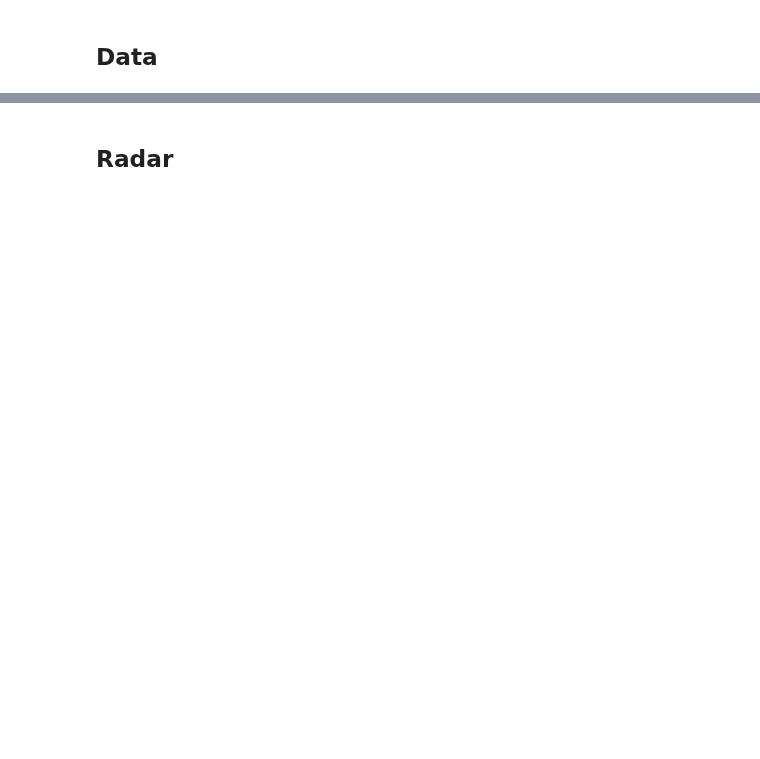
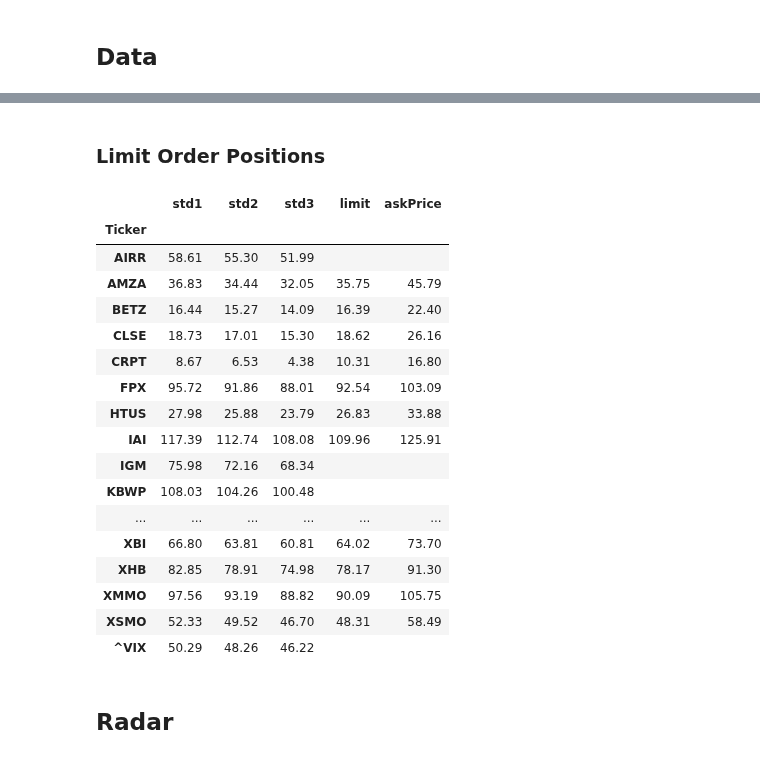
Before and after one commit to revizor1/Fin, a Jupyter notebook: PZF.ipynb, the cells around one changed output, grey strips where cells are left out. Saved outputs shown, nothing was run; the diff lists cells and outputs as text; code cells hidden in the pictures; blank space fills up the shorter version.

Commit message:
orders

```diff
--- a/PZF.ipynb
+++ b/PZF.ipynb
@@ -525,10 +559,47 @@ price_bands() # Calculate price bands
-# %%
-dev = pd.DataFrame()
-dev['pct_change'] = idx['Adj Close'].pct_change().iloc[-1]*100
-dev['x_std'] = (idx['Adj Close'].pct_change()/idx['Adj Close'].pct_change().std()).iloc[-1]
-for i in range(1,5):
-    dev[f"std{i}"] = idx['Adj Close'].iloc[-1] - i * idx['Adj Close'].std()**.5
-dev
+# %% [markdown]
+### Limit Order Positions
+# %%
+dev = pd.DataFrame()
+dev['pct_change'] = idx['Adj Close'].pct_change().iloc[-1]*100
+dev['x_std'] = (idx['Adj Close'].pct_change()/idx['Adj Close'].pct_change().std()).iloc[-1]
+for i in range(1,4):
+    dev[f"std{i}"] = idx['Adj Close'].iloc[-1] - i * idx['Adj Close'].std()**.5
+
+with open('orders.json', 'r') as file:
+    data = json.load(file)
+orders = pd.DataFrame(data['data']['orderActivity'])
+orders = orders[orders['status'] == 'OPEN']#.head()#['description'].iloc[0]
+orders['ticker'] = orders['description'].apply(lambda x: x.get('ticker'))
+orders['limit'] = orders['stopLimitPrice'].apply(lambda x: x.get('limit'))
+orders.drop(['executedPrice', 'executionDateTime', 'pendingCancelQuantity', 'parentOrderStatus', 'notHeldIndicator', 'postingCode',
+             'securityAccountType', 'cashNotHeldIndicator', 'orderCompletionCode', 'executedShareQuantity', 'remainingQuantity',
+             '_type', 'tradeDate', 'quantity', 'stopLimitPrice', 'businessOrigin', 'duration', 'transactionType', 'description'
+            ], axis=1, errors='ignore', inplace=True)
+orders = orders.set_index('orderId')
+grouped = orders.groupby('ticker')
+dev['limit'] = dev.index.map(grouped['limit'].max()).fillna('')
+dev['askPrice'] = dev.index.map(grouped['askPrice'].max()).fillna('')
+indi = dev[['std1', 'std2', 'std3', 'limit', 'askPrice']]
+indi
+# %% [output]
+|  | std1 | std2 | std3 | limit | askPrice |
+| Ticker |  |  |  |  |  |
+| AIRR | 58.61 | 55.30 | 51.99 |  |  |
+| AMZA | 36.83 | 34.44 | 32.05 | 35.75 | 45.79 |
+| BETZ | 16.44 | 15.27 | 14.09 | 16.39 | 22.40 |
+| CLSE | 18.73 | 17.01 | 15.30 | 18.62 | 26.16 |
+| CRPT | 8.67 | 6.53 | 4.38 | 10.31 | 16.80 |
+| FPX | 95.72 | 91.86 | 88.01 | 92.54 | 103.09 |
+| HTUS | 27.98 | 25.88 | 23.79 | 26.83 | 33.88 |
+| IAI | 117.39 | 112.74 | 108.08 | 109.96 | 125.91 |
+| IGM | 75.98 | 72.16 | 68.34 |  |  |
+| KBWP | 108.03 | 104.26 | 100.48 |  |  |
+| ... | ... | ... | ... | ... | ... |
+| XBI | 66.80 | 63.81 | 60.81 | 64.02 | 73.70 |
+| XHB | 82.85 | 78.91 | 74.98 | 78.17 | 91.30 |
+| XMMO | 97.56 | 93.19 | 88.82 | 90.09 | 105.75 |
+| XSMO | 52.33 | 49.52 | 46.70 | 48.31 | 58.49 |
+| ^VIX | 50.29 | 48.26 | 46.22 |  |  |
 # %% [markdown]
 ## Radar
 # %%
```
Also changed, not shown: parts of 6 cells of this notebook.
